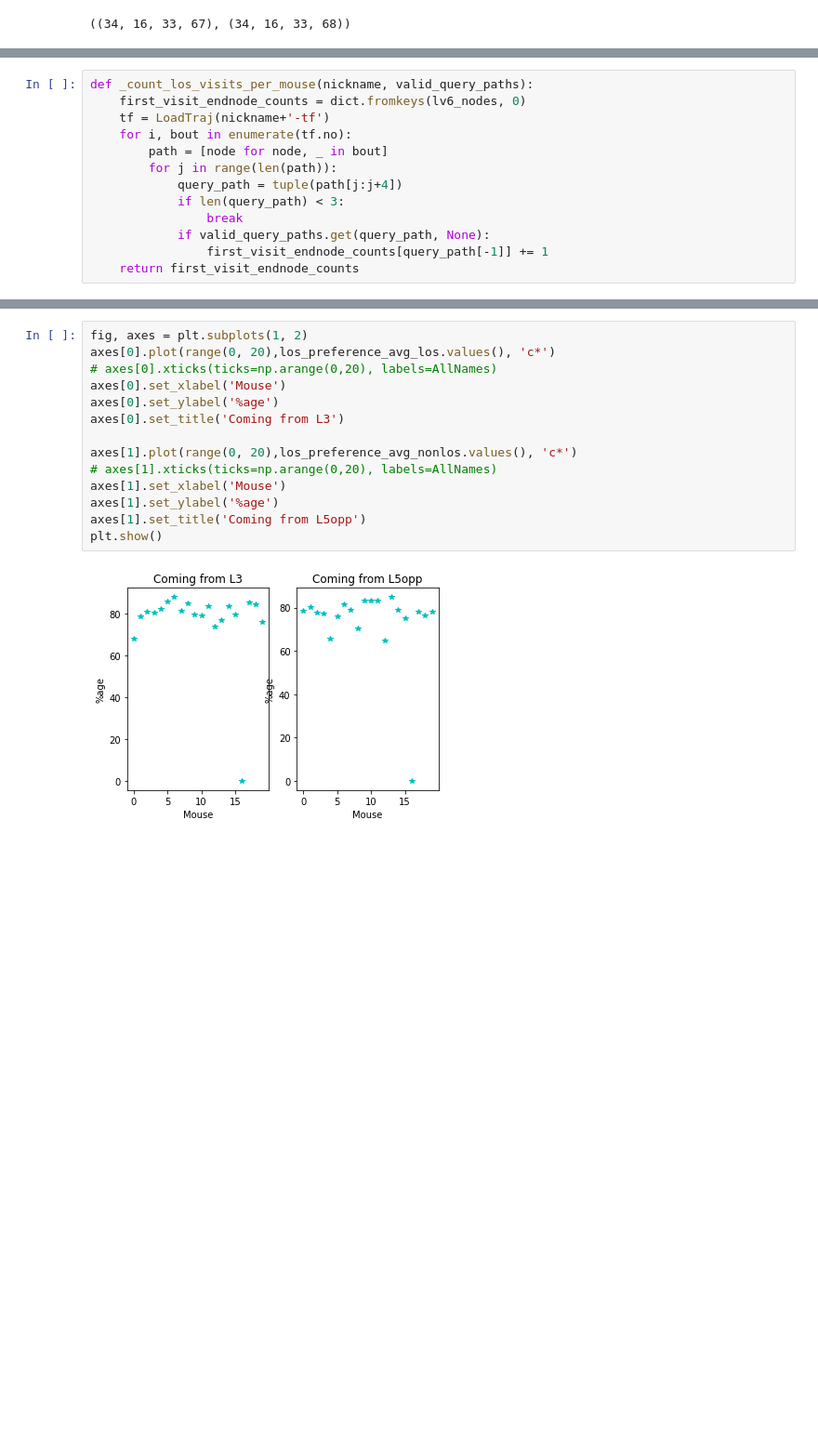
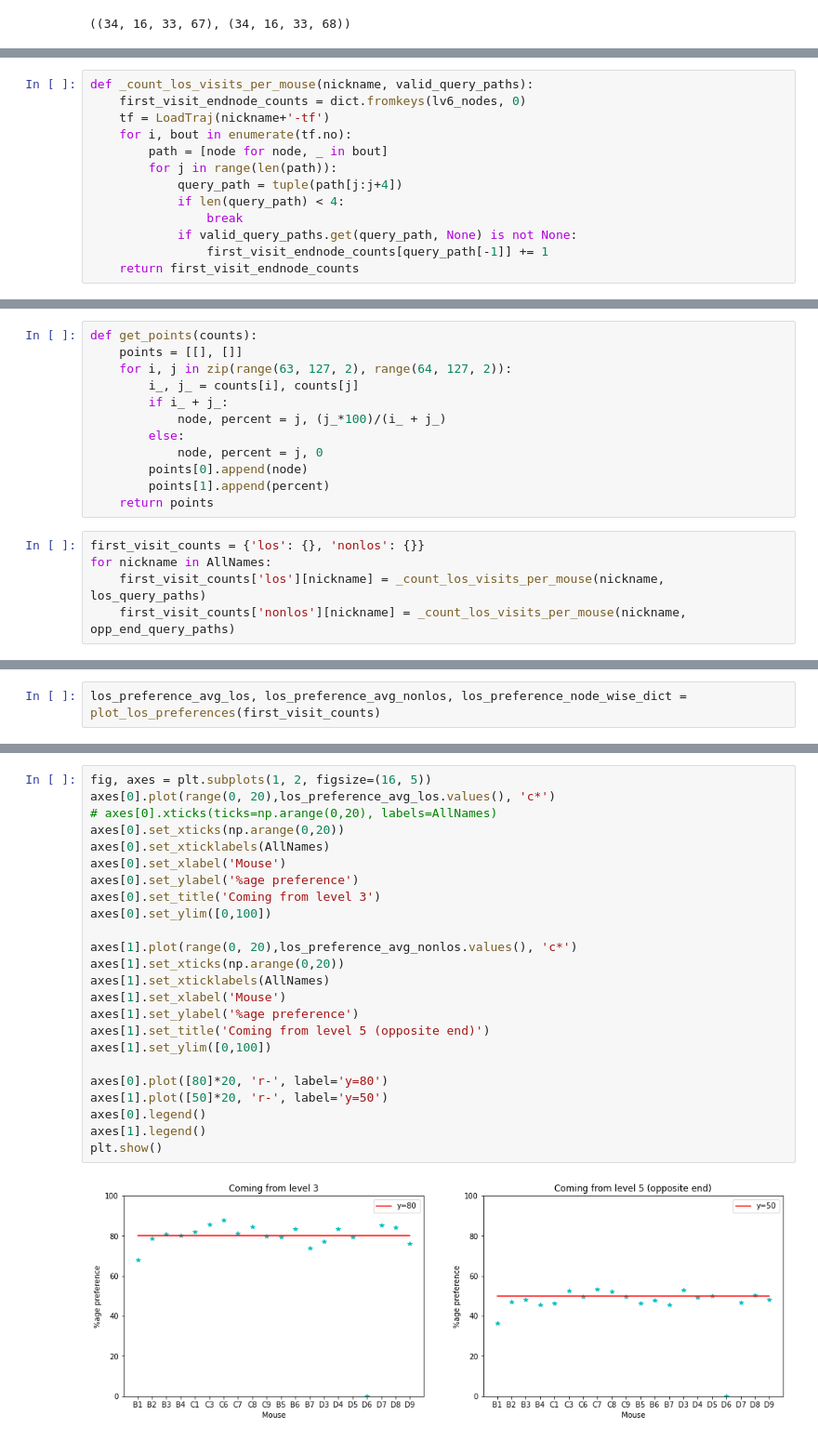
Before and after one commit to umeshksingla/MouseMazeHierRL, a Jupyter notebook: LoS_analysis.ipynb, the cells around one changed output, grey strips where cells are left out. Shown at 93% size. Saved outputs shown, nothing was run; the diff lists cells and outputs as text; blank space fills up the shorter version.

Commit message:
plot preference for LoS nodes from 2 views; fix bug

```diff
--- a/LoS_analysis.ipynb
+++ b/LoS_analysis.ipynb
@@ -206,8 +155,8 @@ def _count_los_visits_per_mouse(nickname, valid_query_paths):
         path = [node for node, _ in bout]
         for j in range(len(path)):
             query_path = tuple(path[j:j+4])
-            if len(query_path) < 3:
+            if len(query_path) < 4:
                 break
-            if valid_query_paths.get(query_path, None):
+            if valid_query_paths.get(query_path, None) is not None:
                 first_visit_endnode_counts[query_path[-1]] += 1
     return first_visit_endnode_counts
@@ -243,2 +184,19 @@ def get_right_points(counts):
     return rpoints
+# %%
+def get_points(counts):
+    points = [[], []]
+    for i, j in zip(range(63, 127, 2), range(64, 127, 2)):
+        i_, j_ = counts[i], counts[j]
+        if i_ + j_:
+            node, percent = j, (j_*100)/(i_ + j_)
+        else:
+            node, percent = j, 0
+        points[0].append(node)
+        points[1].append(percent)
+    return points
+# %%
+first_visit_counts = {'los': {}, 'nonlos': {}}
+for nickname in AllNames:
+    first_visit_counts['los'][nickname] = _count_los_visits_per_mouse(nickname, los_query_paths)
+    first_visit_counts['nonlos'][nickname] = _count_los_visits_per_mouse(nickname, opp_end_query_paths)
 # %%
@@ -302,0 +239,2 @@ los_preference_avg_los, los_preference_avg_nonlos = plot_los_preferences(first_v
+# %%
+los_preference_avg_los, los_preference_avg_nonlos, los_preference_node_wise_dict = plot_los_preferences(first_visit_counts)
@@ -303,16 +255,26 @@ los_preference_avg_los, los_preference_avg_nonlos = plot_los_preferences(first_v
 # %%
-fig, axes = plt.subplots(1, 2)
+fig, axes = plt.subplots(1, 2, figsize=(16, 5))
 axes[0].plot(range(0, 20),los_preference_avg_los.values(), 'c*')
 # axes[0].xticks(ticks=np.arange(0,20), labels=AllNames)
+axes[0].set_xticks(np.arange(0,20))
+axes[0].set_xticklabels(AllNames)
 axes[0].set_xlabel('Mouse')
-axes[0].set_ylabel('%age')
-axes[0].set_title('Coming from L3')
+axes[0].set_ylabel('%age preference')
+axes[0].set_title('Coming from level 3')
+axes[0].set_ylim([0,100])
 
 axes[1].plot(range(0, 20),los_preference_avg_nonlos.values(), 'c*')
-# axes[1].xticks(ticks=np.arange(0,20), labels=AllNames)
+axes[1].set_xticks(np.arange(0,20))
+axes[1].set_xticklabels(AllNames)
 axes[1].set_xlabel('Mouse')
-axes[1].set_ylabel('%age')
-axes[1].set_title('Coming from L5opp')
+axes[1].set_ylabel('%age preference')
+axes[1].set_title('Coming from level 5 (opposite end)')
+axes[1].set_ylim([0,100])
+
+axes[0].plot([80]*20, 'r-', label='y=80')
+axes[1].plot([50]*20, 'r-', label='y=50')
+axes[0].legend()
+axes[1].legend()
 plt.show()
 # %% [output]
-[figure, old version]
+[figure, new version]
```
Also changed, not shown: parts of 22 cells of this notebook.
